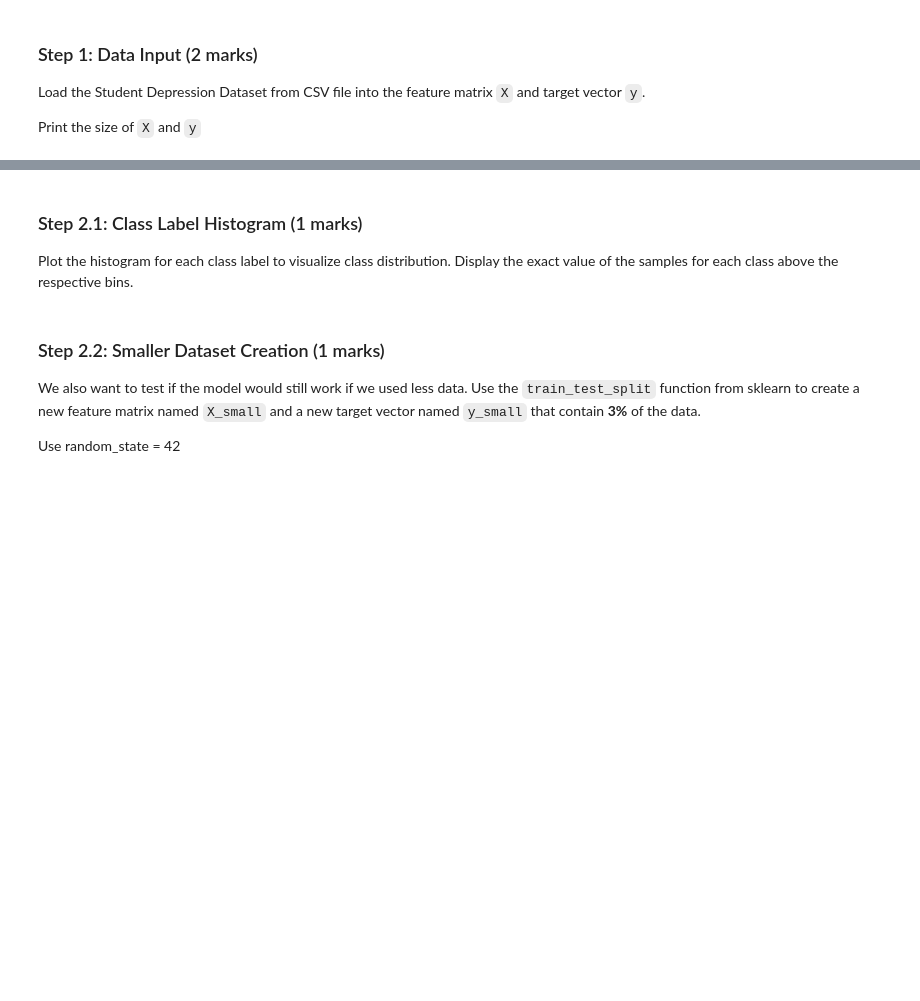
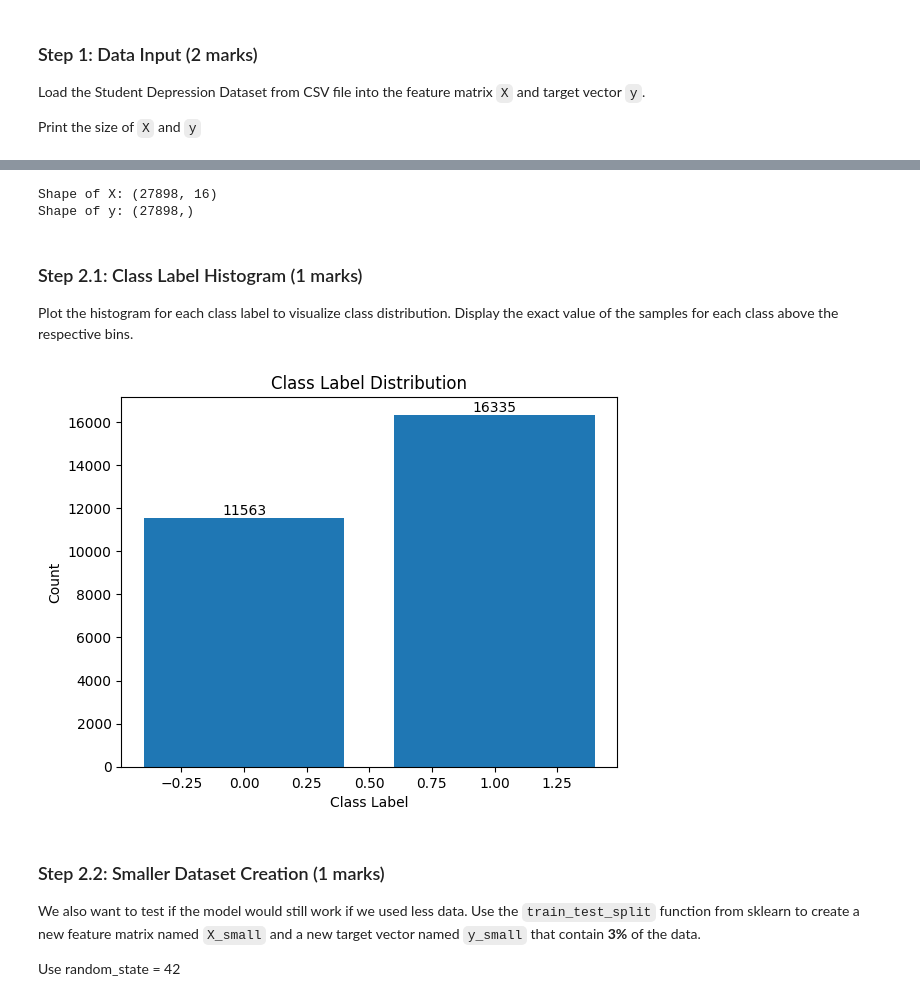
Before and after one commit to Tasnia-Ibnat/ENGG_680_Fall2025_Assignment2, a Jupyter notebook: Assignment2_Upload.ipynb, the cells around one changed output, grey strips where cells are left out. Cells and saved outputs as stored; diff of their text form; code cells hidden in the pictures; blank space fills up the shorter version.

Commit message:
Complete Assignment 2: Data analysis and model comparison

```diff
--- a/Assignment2_Upload.ipynb
+++ b/Assignment2_Upload.ipynb
@@ -639,15 +644,18 @@ Print the size of `X` and `y`
 # %%
 # Load the Student Depression Dataset
-data = pd.read_csv('')
+file_path = '/content/drive/MyDrive/GitHub_Projects/Student Depression Dataset.csv'
+data = pd.read_csv(file_path)
 
 # Basic data preprocessing
-data.drop(   )  # Remove irrelevant ID column
-data.dropna(   )  # Remove rows with missing values
-data.drop_duplicates(   )  # Remove duplicate rows
+data.drop(['id'], axis=1, inplace=True)  # Remove irrelevant ID column
+data.dropna(inplace=True)  # Remove rows with missing values
+data.drop_duplicates(inplace=True)  # Remove duplicate rows
 
 # Remove 'Other' category entries as they provide no useful information (1 marks)
 # your code here
-
+data = data[data['Dietary Habits'] != 'Other']
 
 # Print the shape of the dataset after preprocessing and display the first 5 rows using head()
 # your code here
+print(data.shape)
+data.head()
@@ -665,25 +681,37 @@ for col in categorical_columns:
         data[col] = labelencoder.fit_transform(data[col])
 
 # Prepare feature matrix X and target vector y (1 marks)
-y =  # Target vector
-X =  # Feature matrix
+y = data['Depression'] # Target vector
+X = data.drop(['Depression'], axis=1) # Feature matrix
 
 # Display sizes of X and y
 # your code here
+print("Shape of X:", X.shape)
+print("Shape of y:", y.shape)
+# %% [output]
+Shape of X: (27898, 16)
+Shape of y: (27898,)
 # %% [markdown]
 ### Step 2.1: Class Label Histogram (1 marks)
 
 Plot the histogram for each class label to visualize class distribution. Display the exact value of the samples for each class above the respective bins.
 # %%
 # Check the class distribution of y
-
+counts = y.value_counts()
 
 # Display exact values for each bin in the histogram
 # hint: Use for loop
 # your code here
-
+plt.bar(counts.index, counts.values)
+plt.xlabel('Class Label')
+plt.ylabel('Count')
+plt.title('Class Label Distribution')
+for index, value in zip(counts.index, counts.values):
+    plt.text(index, value, str(value), ha='center', va='bottom')
 
 plt.show()
+# %% [output]
+[figure, added]
 # %% [markdown]
 ### Step 2.2: Smaller Dataset Creation (1 marks)
 
```
Also changed, not shown: parts of 13 cells of this notebook.
